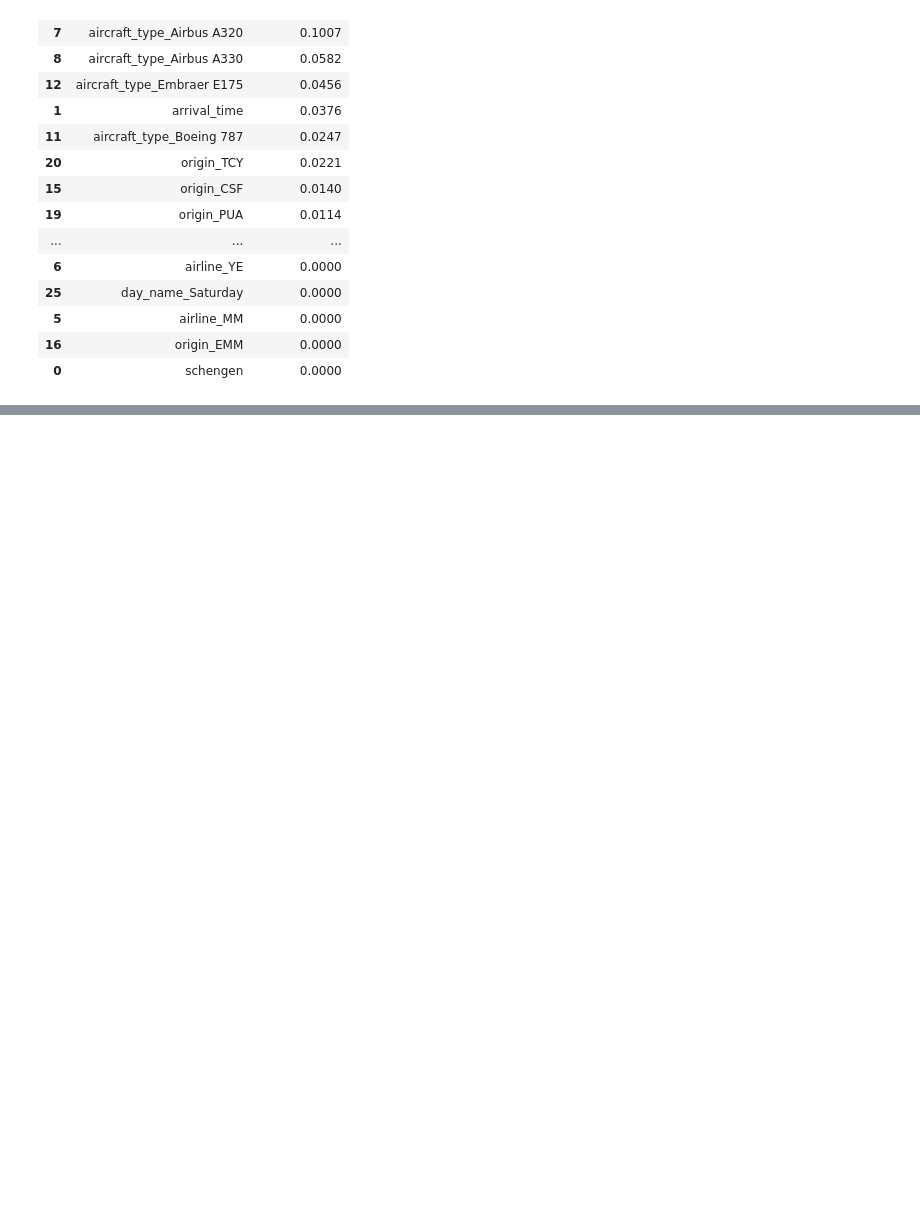
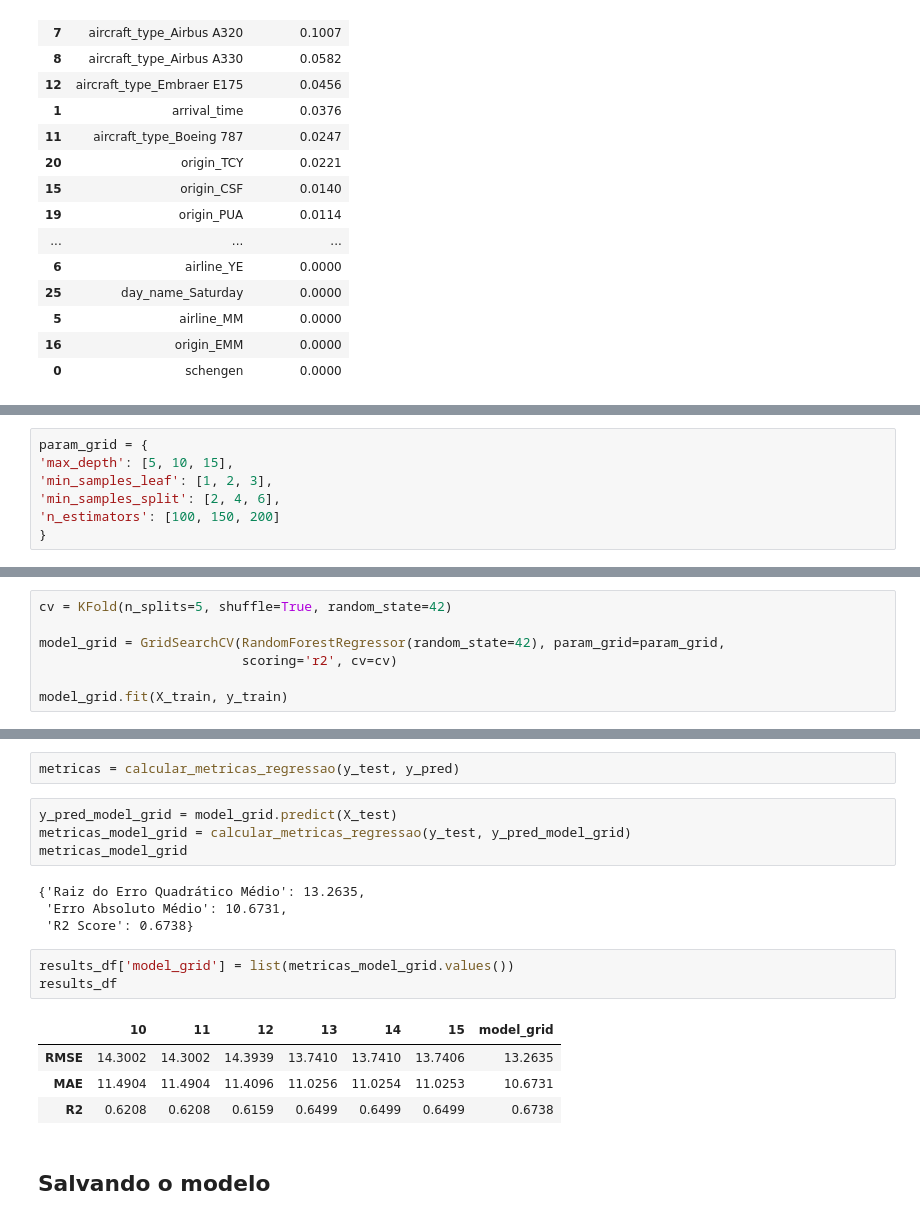
Before and after one commit to moises-rb/DS_ONE, a Jupyter notebook: Estatistica_MachineLearning/7 - IA_Aumentada_Prevendo_Atrasos_Voos/Projeto_AtrasoEmVoos.ipynb, the cells around one changed output, grey strips where cells are left out. Drawn from its saved outputs; the diff is of its cells as text; blank space fills up the shorter version.

Commit message:
Finalizado curso com criacao do modelo de machine learning

```diff
--- a/Estatistica_MachineLearning/7 - IA_Aumentada_Prevendo_Atrasos_Voos/Projeto_AtrasoEmVoos.ipynb
+++ b/Estatistica_MachineLearning/7 - IA_Aumentada_Prevendo_Atrasos_Voos/Projeto_AtrasoEmVoos.ipynb
@@ -601,0 +616,7 @@ NameError: name 'X_select_features' is not defined
+# %%
+param_grid = {
+'max_depth': [5, 10, 15],
+'min_samples_leaf': [1, 2, 3],
+'min_samples_split': [2, 4, 6],
+'n_estimators': [100, 150, 200]
+}
@@ -601,0 +625,7 @@ NameError: name 'X_select_features' is not defined
+# %%
+cv = KFold(n_splits=5, shuffle=True, random_state=42)
+
+model_grid = GridSearchCV(RandomForestRegressor(random_state=42), param_grid=param_grid,
+                          scoring='r2', cv=cv)
+
+model_grid.fit(X_train, y_train)
@@ -601,0 +647,20 @@ NameError: name 'X_select_features' is not defined
+# %%
+metricas = calcular_metricas_regressao(y_test, y_pred)
+# %%
+y_pred_model_grid = model_grid.predict(X_test)
+metricas_model_grid = calcular_metricas_regressao(y_test, y_pred_model_grid)
+metricas_model_grid
+# %% [output]
+{'Raiz do Erro Quadrático Médio': 13.2635,
+ 'Erro Absoluto Médio': 10.6731,
+ 'R2 Score': 0.6738}
+# %%
+results_df['model_grid'] = list(metricas_model_grid.values())
+results_df
+# %% [output]
+|  | 10 | 11 | 12 | 13 | 14 | 15 | model_grid |
+| RMSE | 14.3002 | 14.3002 | 14.3939 | 13.7410 | 13.7410 | 13.7406 | 13.2635 |
+| MAE | 11.4904 | 11.4904 | 11.4096 | 11.0256 | 11.0254 | 11.0253 | 10.6731 |
+| R2 | 0.6208 | 0.6208 | 0.6159 | 0.6499 | 0.6499 | 0.6499 | 0.6738 |
+# %% [markdown]
+## Salvando o modelo
```
Also changed, not shown: parts of 17 cells of this notebook, 1 other file.
